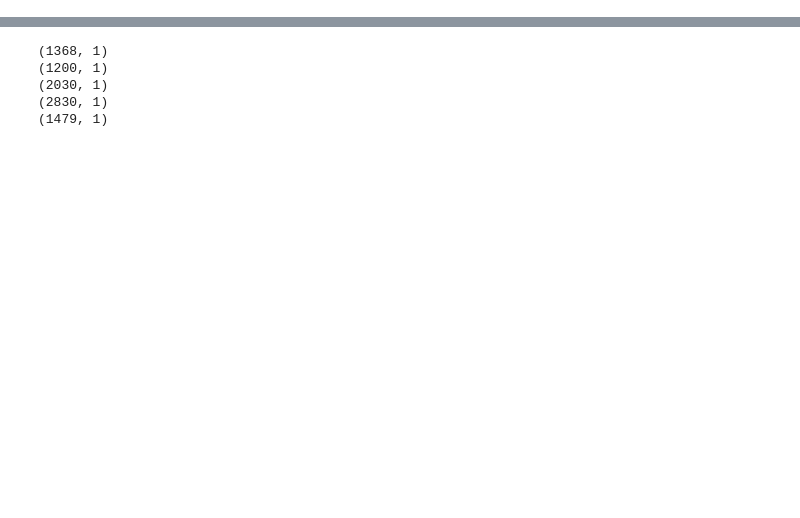
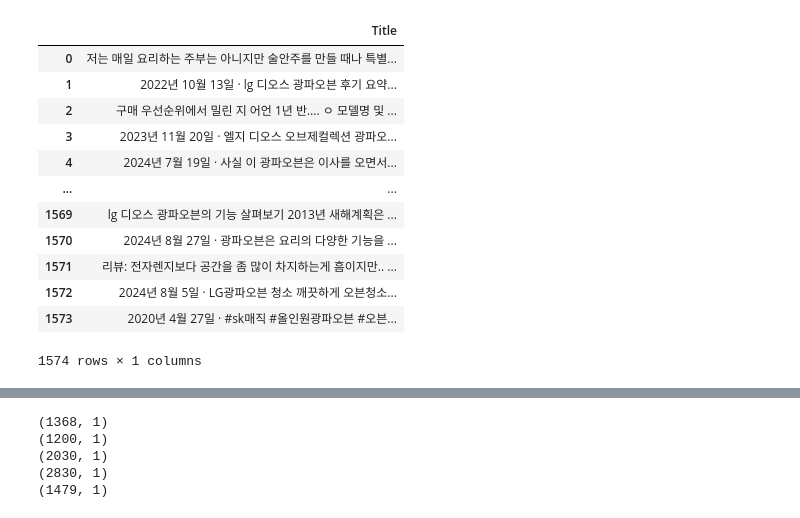
Before and after one commit to narae916/UGS-DX-Project, a Jupyter notebook: 광파오븐/데이터 전처리.ipynb, the cells around one changed output, grey strips where cells are left out. Cells and saved outputs as stored; diff of their text form; code cells hidden in the pictures; blank space fills up the shorter version.

```diff
--- a/광파오븐/데이터 전처리.ipynb
+++ b/광파오븐/데이터 전처리.ipynb
@@ -40,0 +13,17 @@ df5 = df5[['Review']].rename(columns={'Review': 'Title'})
+# %%
+df6 = pd.read_csv("data/bing.csv")
+df6
+# %% [output]
+|  | Title |
+| 0 | 저는 매일 요리하는 주부는 아니지만 술안주를 만들 때나 특별... |
+| 1 | 2022년 10월 13일 · lg 디오스 광파오븐 후기 요약... |
+| 2 | 구매 우선순위에서 밀린 지 어언 1년 반…. ㅇ 모델명 및 ... |
+| 3 | 2023년 11월 20일 · 엘지 디오스 오브제컬렉션 광파오... |
+| 4 | 2024년 7월 19일 · 사실 이 광파오븐은 이사를 오면서... |
+| ... | ... |
+| 1569 | lg 디오스 광파오븐의 기능 살펴보기 2013년 새해계획은 ... |
+| 1570 | 2024년 8월 27일 · 광파오븐은 요리의 다양한 기능을 ... |
+| 1571 | 리뷰: 전자렌지보다 공간을 좀 많이 차지하는게 흠이지만.. ... |
+| 1572 | 2024년 8월 5일 · LG광파오븐 청소 깨끗하게 오븐청소... |
+| 1573 | 2020년 4월 27일 · #sk매직 #올인원광파오븐 #오븐... |
+1574 rows × 1 columns
```
Also changed, not shown: parts of 8 cells of this notebook, 20 other files.
